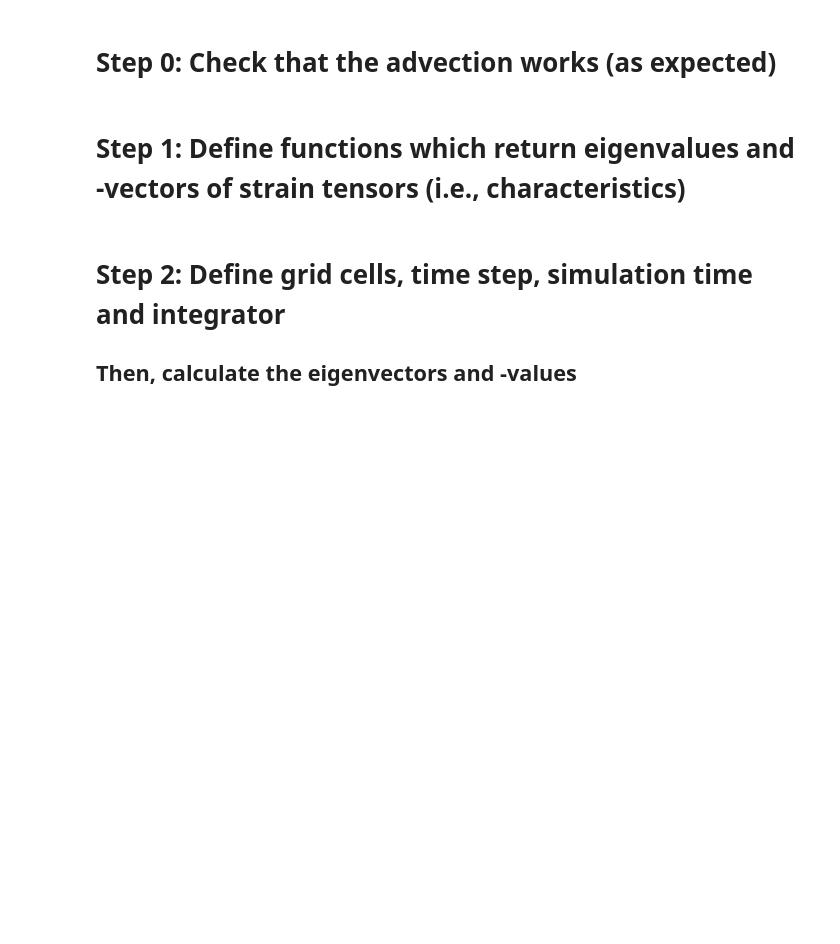
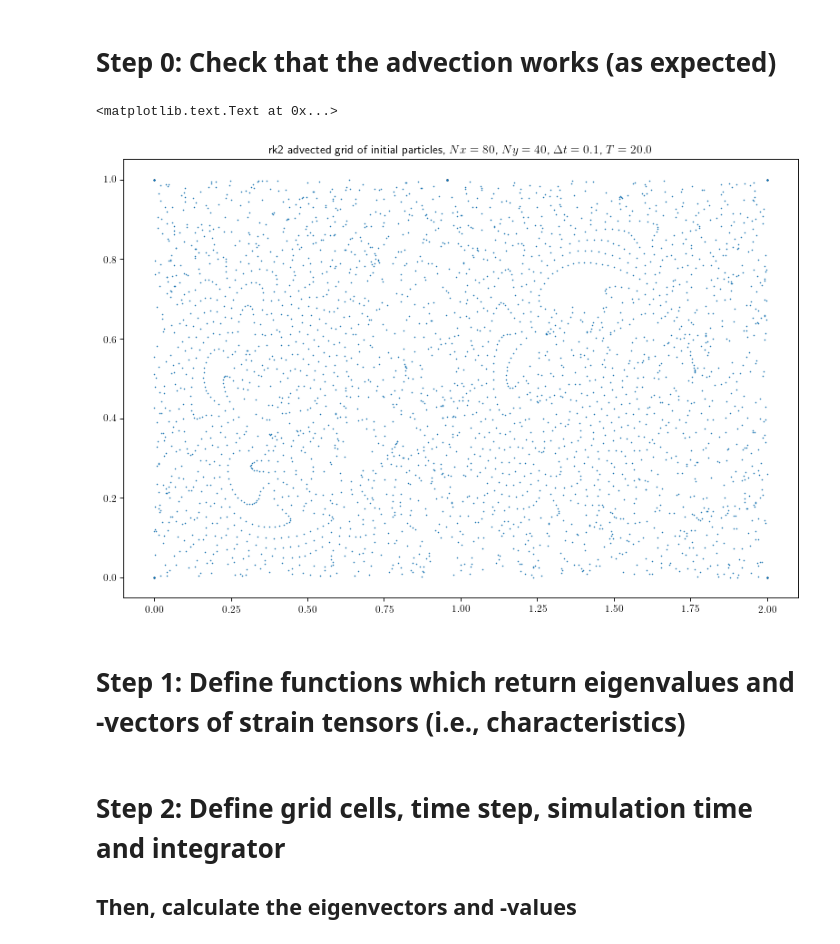
Before and after one commit to arnemagnus/physics_project, a Jupyter notebook: notebooks/doublegyre/variational_lcs_v2.ipynb, the cells around one changed output. Drawn from its saved outputs; the diff is of its cells as text; code cells hidden in the pictures; blank space fills up the shorter version.

```diff
--- a/notebooks/doublegyre/variational_lcs_v2.ipynb
+++ b/notebooks/doublegyre/variational_lcs_v2.ipynb
@@ -196,20 +180,23 @@ def _endpoints_adaptive_slice(t_curr,t_end,pos_curr,h,integrator,deriv,atol,rtol
 # Step 0: Check that the advection works (as expected)
 # %%
 from numerical_integrators.singlestep import rk2
-Nx = 200
-Ny = 100
+Nx = 80
+Ny = 40
 
 pos_init = grid_of_particles(Nx,Ny)
 
 t_curr = 0.
 t_max = 20.
 dt = 0.1
 
 pos_end = endpoints(t_curr,t_max,pos_init,h=dt,integrator=rk2,deriv=doublegyre_wrapper)
 
 plt.figure(figsize=(12,8),dpi=80)
 plt.scatter(pos_end[0],pos_end[1],s=2,lw=0)
 plt.title(r'{} advected grid of initial particles, $Nx={}$, $Ny={}$, $\Delta t={}$, $T={}$'.format(rk2.__name__,Nx,Ny,dt,t_max))
+# %% [output]
+<matplotlib.text.Text at 0x...>
+[figure, added]
 # %% [markdown]
 # Step 1: Define functions which return eigenvalues and -vectors of strain tensors (i.e., characteristics)
 # %%
```
Also changed, not shown: parts of 64 cells of this notebook, 31 other files.
